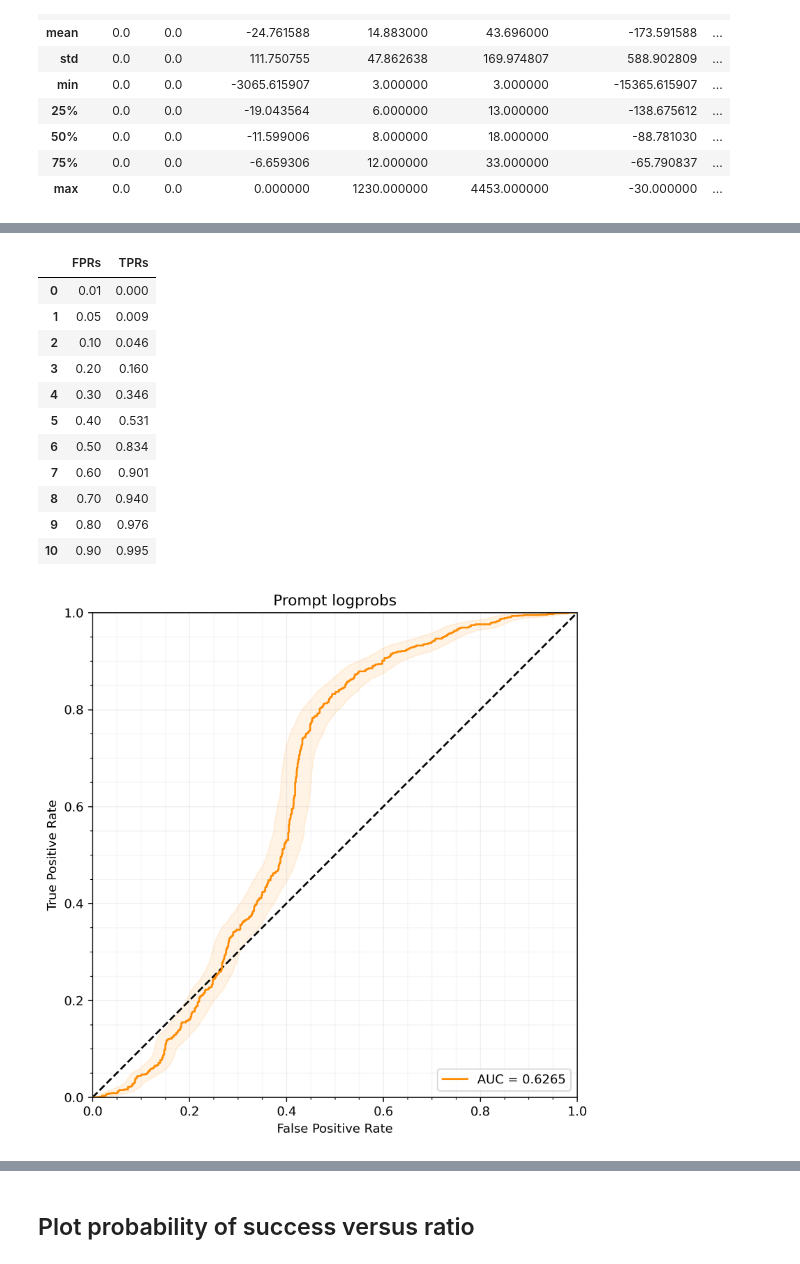
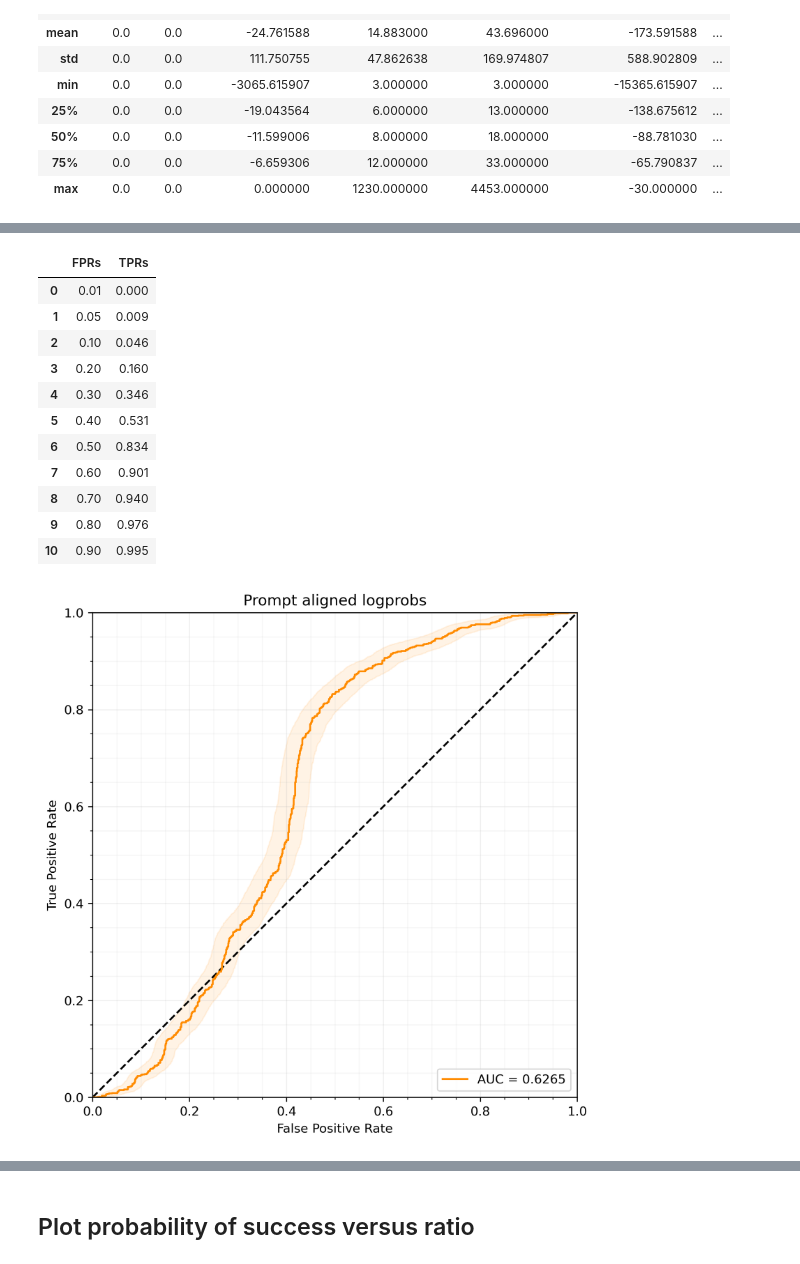
Before and after one commit to marvinli-harvard/critical-windows-lm, a Jupyter notebook: notebooks/2024-12-11 jailbreak likehood ratio.ipynb, the cells around one changed output, grey strips where cells are left out. Saved outputs shown, nothing was run; the diff lists cells and outputs as text; code cells hidden in the pictures.

```diff
--- a/notebooks/2024-12-11 jailbreak likehood ratio.ipynb
+++ b/notebooks/2024-12-11 jailbreak likehood ratio.ipynb
@@ -297,8 +297,10 @@ def return_diffs(unaligned_jb, aligned_jb, unaligned_benign, aligned_benign, pre
     # Create DataFrame for differences
     df_diffs = pd.DataFrame({"jailbreak_diff": jailbreak_diff,
                              "benign_diff": benign_diff,
-                             "jailbreak_logprobs":jb_merged[f"{name}_aligned"]/jb_merged[f"{len_name}_aligned"],
-                             "benign_logprobs":benign_merged[f"{name}_aligned"]/ benign_merged[f"{len_name}_aligned"]
+                             "aligned_jailbreak_logprobs":jb_merged[f"{name}_aligned"]/jb_merged[f"{len_name}_aligned"],
+                             "unaligned_jailbreak_logprobs":jb_merged[f"{name}_unaligned"]/jb_merged[f"{len_name}_aligned"],
+                             "aligned_benign_logprobs":benign_merged[f"{name}_aligned"]/ benign_merged[f"{len_name}_aligned"],
+                             "unaligned_benign_logprobs":benign_merged[f"{name}_unaligned"]/ benign_merged[f"{len_name}_aligned"]
                             })
 
     # Return descriptive statistics
@@ -330,20 +334,20 @@ display(tprs_fprs)
 | 10 | 0.90 | 0.942 |
 [figure]
 # %%
-tprs_fprs = plot_ROC(user_df_diffs["jailbreak_logprobs"],
-                     user_df_diffs["benign_logprobs"],plot_title="Prompt logprobs")
+tprs_fprs = plot_ROC(user_df_diffs["aligned_jailbreak_logprobs"],
+                     user_df_diffs["aligned_benign_logprobs"],plot_title="Prompt aligned logprobs")
 display(tprs_fprs)
 # %% [output]
 |  | FPRs | TPRs |
 | 0 | 0.01 | 0.000 |
 | 1 | 0.05 | 0.009 |
 | 2 | 0.10 | 0.046 |
 | 3 | 0.20 | 0.160 |
 | 4 | 0.30 | 0.346 |
 | 5 | 0.40 | 0.531 |
 | 6 | 0.50 | 0.834 |
 | 7 | 0.60 | 0.901 |
 | 8 | 0.70 | 0.940 |
 | 9 | 0.80 | 0.976 |
 | 10 | 0.90 | 0.995 |
-[figure, old version]
+[figure, new version]
```
Also changed, not shown: parts of 12 cells of this notebook.
